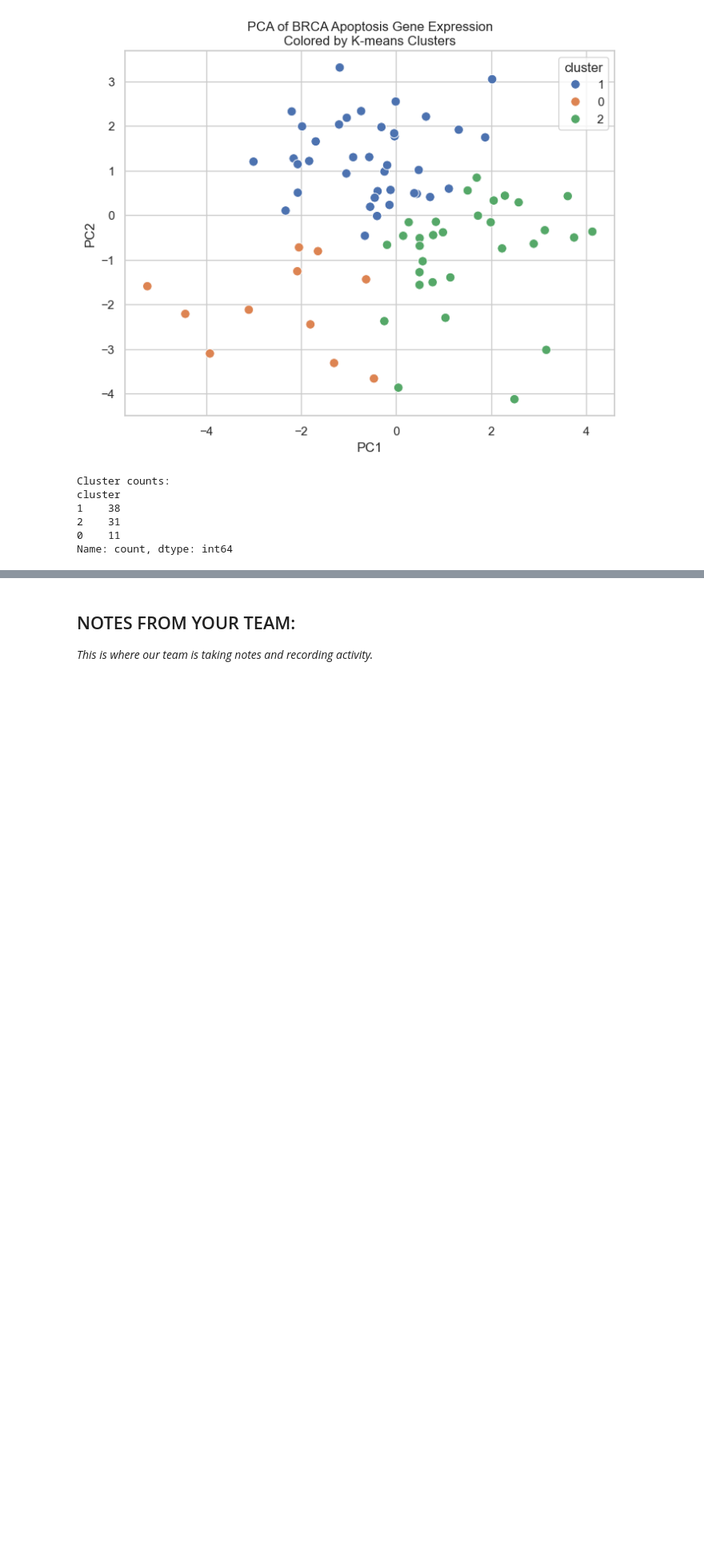
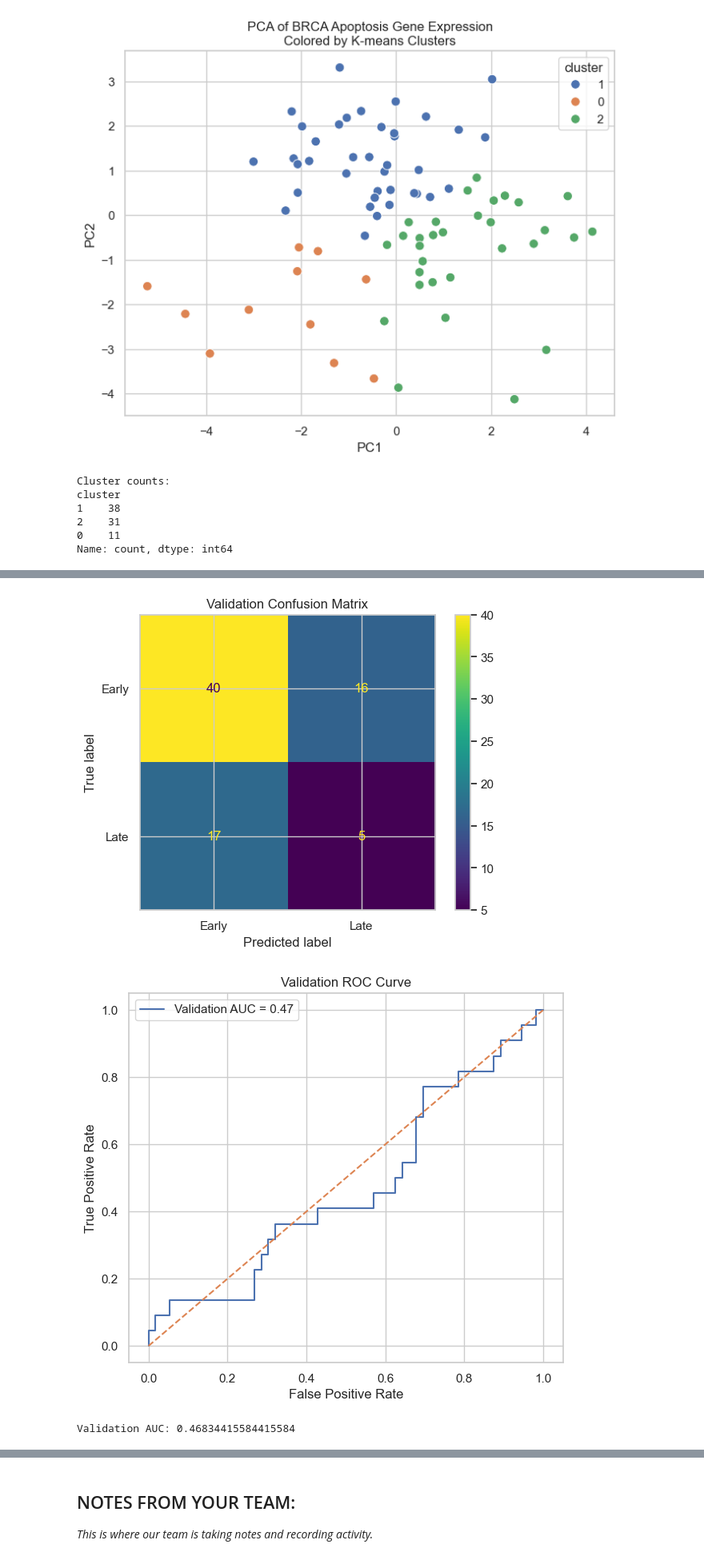
Before and after one commit to breckleytheresa13-debug/Module-4-Cancer_breckley_chen, a Jupyter notebook: code/Module 4 Template.ipynb, the cells around one changed output, grey strips where cells are left out. Shown at 80% size. Saved outputs shown, nothing was run; the diff lists cells and outputs as text; code cells hidden in the pictures; blank space fills up the shorter version.

```diff
--- a/code/Module 4 Template.ipynb
+++ b/code/Module 4 Template.ipynb
@@ -407,0 +634,38 @@ NameError: name 'brca_metadata' is not defined
+# %%
+# Confusion matrix for validation data
+validation_cm = confusion_matrix(y_validation, y_validation_pred, labels=log_reg_model.classes_)
+
+validation_disp = ConfusionMatrixDisplay(
+    confusion_matrix=validation_cm,
+    display_labels=log_reg_model.classes_
+)
+
+validation_disp.plot()
+plt.title("Validation Confusion Matrix")
+plt.show()
+
+# ROC curve for validation data
+# This is useful because logistic regression gives probability-like scores,
+# so we can evaluate performance across possible thresholds.
+if len(np.unique(y_validation)) == 2:
+    y_validation_binary = (y_validation == "Late").astype(int)
+    fpr, tpr, thresholds = roc_curve(y_validation_binary, y_validation_scores)
+    validation_auc = auc(fpr, tpr)
+
+    plt.figure(figsize=(7, 6))
+    plt.plot(fpr, tpr, label=f"Validation AUC = {validation_auc:.2f}")
+    plt.plot([0, 1], [0, 1], linestyle="--")
+    plt.xlabel("False Positive Rate")
+    plt.ylabel("True Positive Rate")
+    plt.title("Validation ROC Curve")
+    plt.legend()
+    plt.show()
+
+    print("Validation AUC:", validation_auc)
+else:
+    validation_auc = np.nan
+    print("ROC curve was not created because the validation target does not contain both classes.")
+# %% [output]
+[figure, added]
+[figure, added]
+Validation AUC: 0.46834415584415584
```
Also changed, not shown: parts of 40 cells of this notebook.
